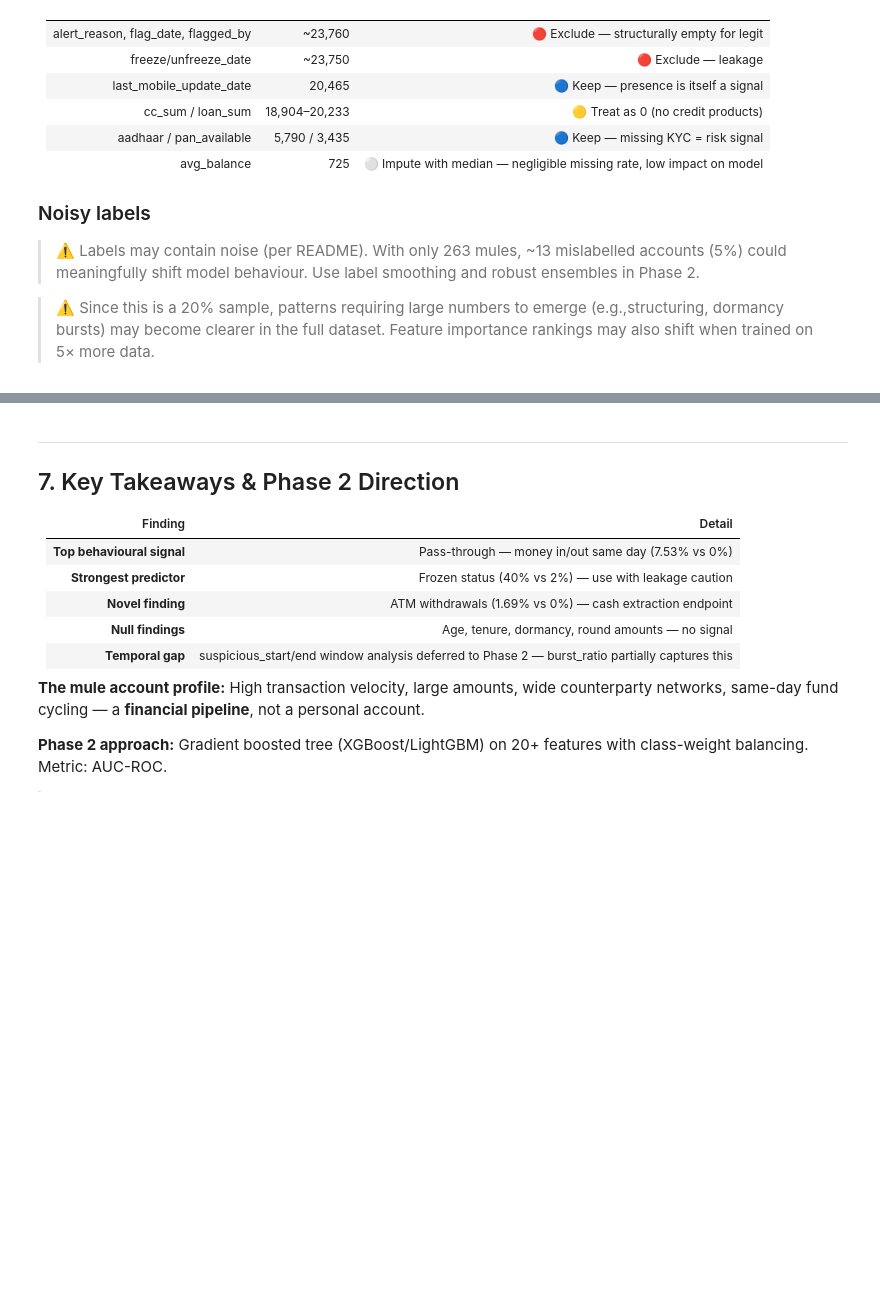
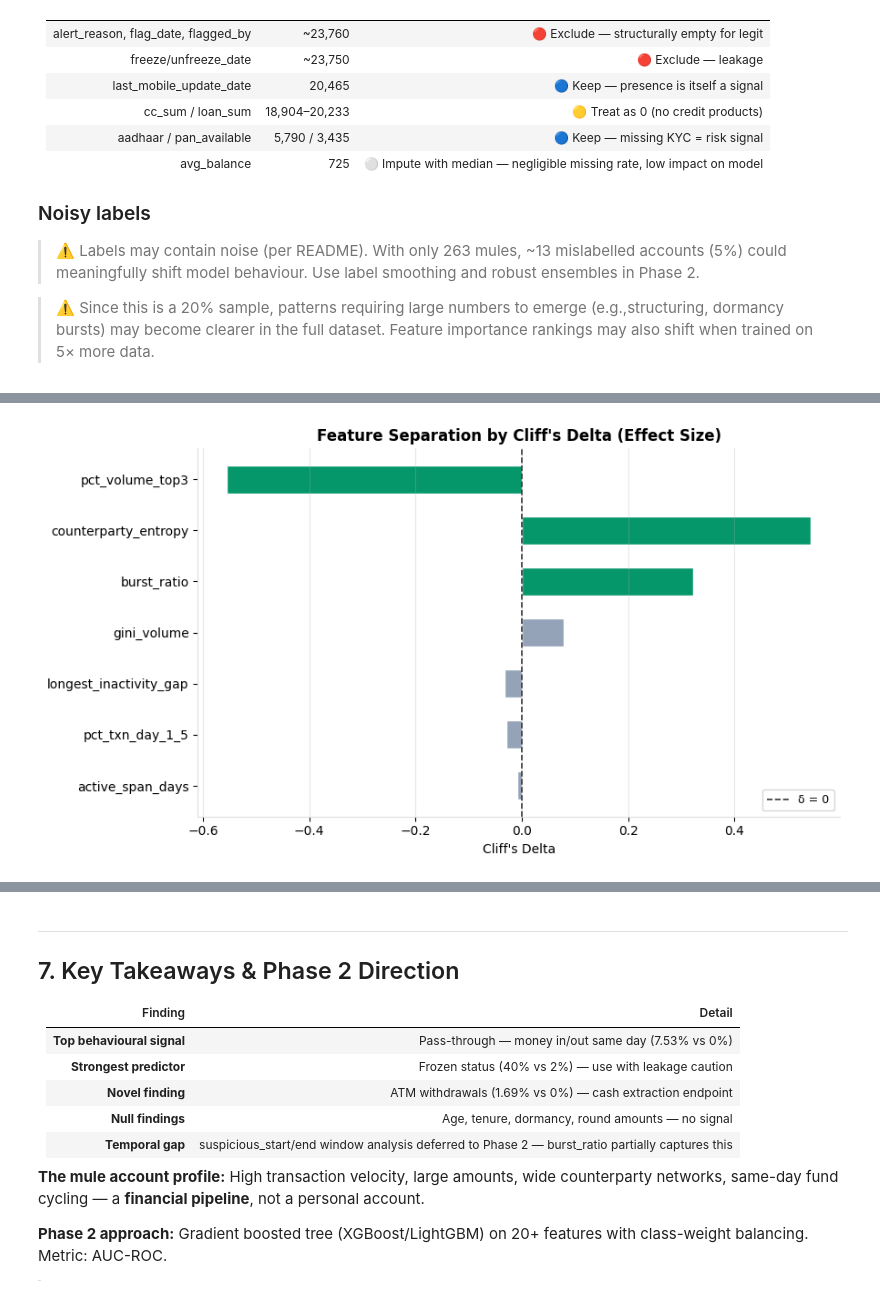
Before and after one commit to Vedansh-Mittal/IITD, a Jupyter notebook: eda_report_clean.ipynb, the cells around one changed output, grey strips where cells are left out. Saved outputs shown, nothing was run; the diff lists cells and outputs as text; code cells hidden in the pictures; blank space fills up the shorter version.

```diff
--- a/eda_report_clean.ipynb
+++ b/eda_report_clean.ipynb
@@ -310,0 +495,41 @@ Every feature justified by EDA evidence and backed by specific numbers from Sect
+# %%
+import matplotlib.pyplot as plt
+import numpy as np
+import pandas as pd
+from scipy.stats import mannwhitneyu
+
+features_to_rank = ['burst_ratio', 'longest_inactivity_gap', 'active_span_days',
+    'counterparty_entropy', 'gini_volume', 'pct_volume_top3', 'pct_txn_day_1_5']
+
+def cliffs_delta_calc(x, y):
+    nx, ny = len(x), len(y)
+    gt = sum(1 for xi in x for yi in y if xi > yi)
+    lt = sum(1 for xi in x for yi in y if xi < yi)
+    return (gt - lt) / (nx * ny)
+
+rows = []
+for feat in features_to_rank:
+    mv = train[train['is_mule']==1][feat].dropna().values
+    lv = train[train['is_mule']==0][feat].dropna().values
+    if len(mv) == 0 or len(lv) == 0: continue
+    d = cliffs_delta_calc(mv, lv)
+    rows.append({'Feature': feat, 'Cliff_Delta': round(d, 4),
+        'Abs_Delta': round(abs(d), 4)})
+
+rank_df = pd.DataFrame(rows).sort_values('Abs_Delta', ascending=True)
+
+# Color: green if |delta| > 0.1 (signal), grey for null
+colors = ['#059669' if ad > 0.1 else '#94a3b8' for ad in rank_df['Abs_Delta']]
+
+fig, ax = plt.subplots(figsize=(9, 5))
+ax.barh(rank_df['Feature'], rank_df['Cliff_Delta'],
+        color=colors, height=0.55, edgecolor='white')
+ax.axvline(x=0, color='#333', ls='--', lw=1.2, label='\u03b4 = 0')
+ax.set_xlabel("Cliff's Delta")
+ax.set_title("Feature Separation by Cliff's Delta (Effect Size)", fontweight='bold')
+ax.legend(fontsize=9, loc='lower right')
+ax.grid(axis='x', alpha=0.3)
+ax.spines[['top', 'right']].set_visible(False)
+plt.tight_layout(); plt.show()
+# %% [output]
+[figure, added]
```
Also changed, not shown: parts of 13 cells of this notebook, 3 other files.
